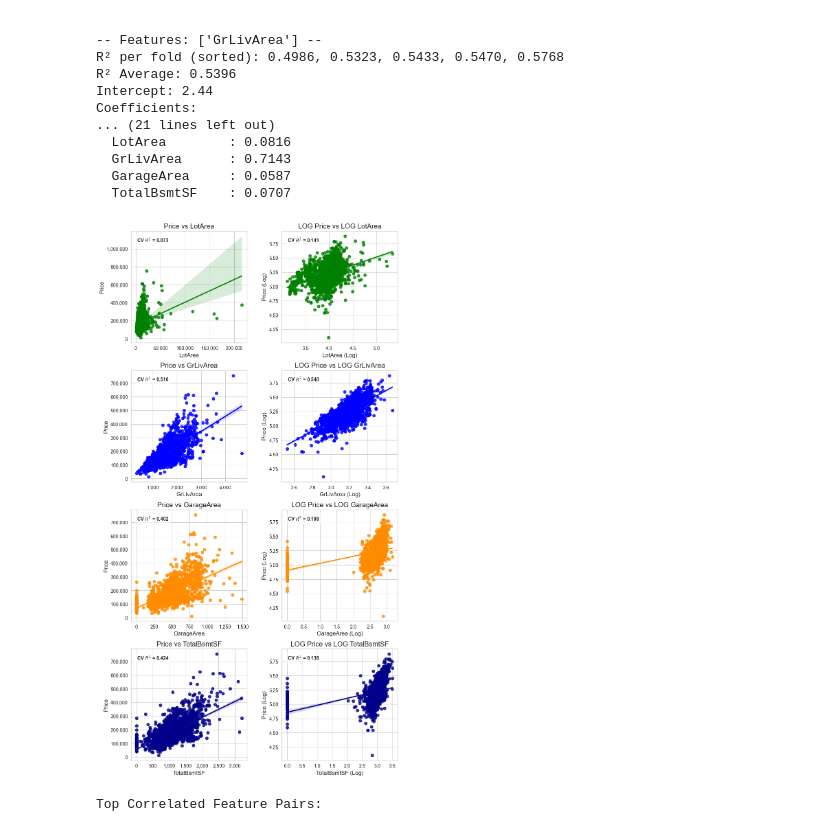
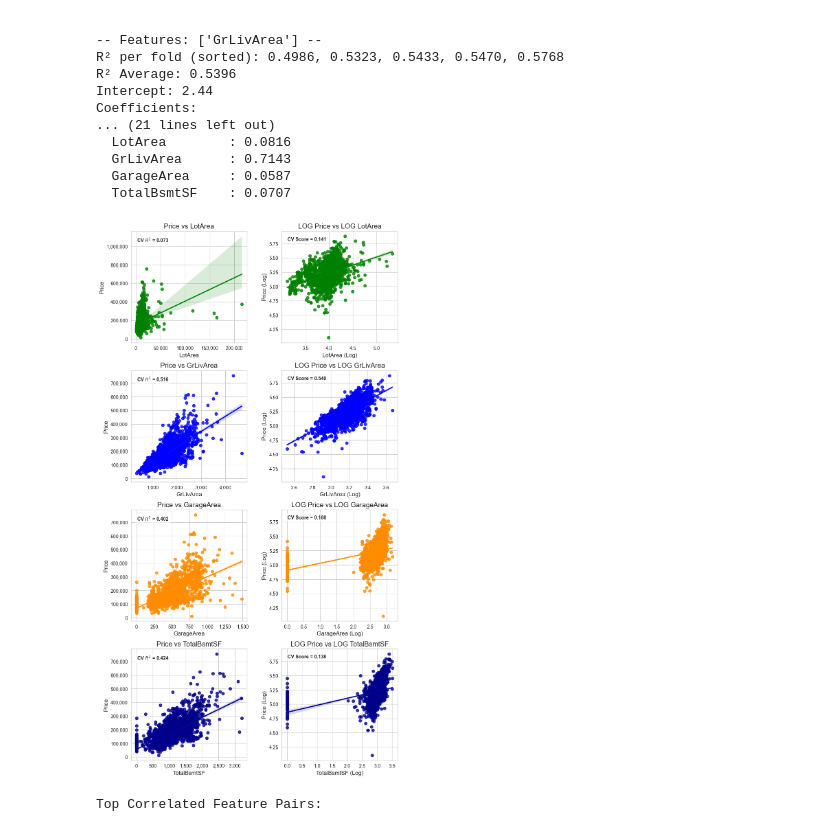
Before and after one commit to edwardweldon100/Machine-Learning-Project, a Jupyter notebook: ML Project- EDA, SLR, MLR.ipynb, the cells around one changed output. Cells and saved outputs as stored; diff of their text form; code cells hidden in the pictures.

```diff
--- a/ML Project- EDA, SLR, MLR.ipynb
+++ b/ML Project- EDA, SLR, MLR.ipynb
@@ -690,7 +690,7 @@ for i, (feature, color, label) in enumerate(features):
     r2_cv = cross_val_r2(Ames[feature], Ames['SalePrice'])
     ax[row, col].text(
         0.05, 0.95,
-        f'CV $R^2$ = {r2_cv:.4f}',
+        f'CV Score = {r2_cv:.4f}',
         transform=ax[row, col].transAxes,
         fontsize=10,
         fontweight='bold',
@@ -783,35 +783,35 @@ for i, feat in enumerate(features):
     #linear Score
     r2_linear = cross_val_r2(Ames[feat], Y)
     ax[i, 0].text(
         0.05, 0.95,  # <-- top-left corner
         f'CV $R^2$ = {r2_linear:.3f}',
         transform=ax[i, 0].transAxes,
         fontsize=10, fontweight='bold',
         va='top', ha='left',
         bbox=dict(facecolor='white', alpha=0.6, edgecolor='none')
     )
 
     #Log–Log Plot
     sns.regplot(x=feat, y='SalePrice', data=Ames_Log, ax=ax[i, 1], color=colors[i])
     ax[i, 1].set_title(f'LOG Price vs LOG {feat}')
     ax[i, 1].set_xlabel(f'{feat} (Log)')
     ax[i, 1].set_ylabel('Price (Log)')
 
     #log–log Score
     r2_log = cross_val_r2_log(Ames[feat], Y)
     ax[i, 1].text(
         0.05, 0.95,
-        f'CV $R^2$ = {r2_log:.3f}',
+        f'CV Score = {r2_log:.3f}',
         transform=ax[i, 1].transAxes,
         fontsize=10, fontweight='bold',
         va='top', ha='left',
         bbox=dict(facecolor='white', alpha=0.6, edgecolor='none')
     )
 
 plt.subplots_adjust(hspace=0.25, wspace=0.3)
 plt.show()
 # %% [output]
-[figure, old version]
+[figure, new version]
 # %%
 corr_matrix = Ames_Columns_Numeric.corr()
 
```
Also changed, not shown: parts of 7 cells of this notebook, 3 other files.
